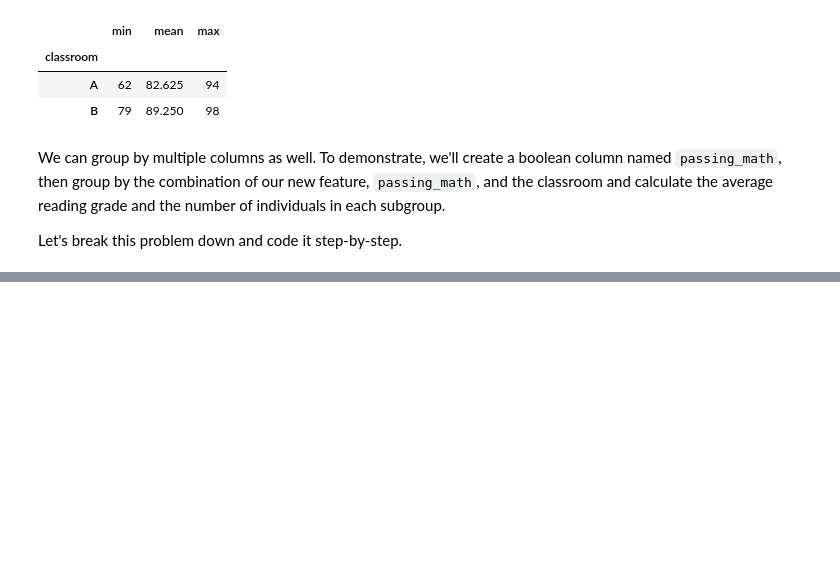
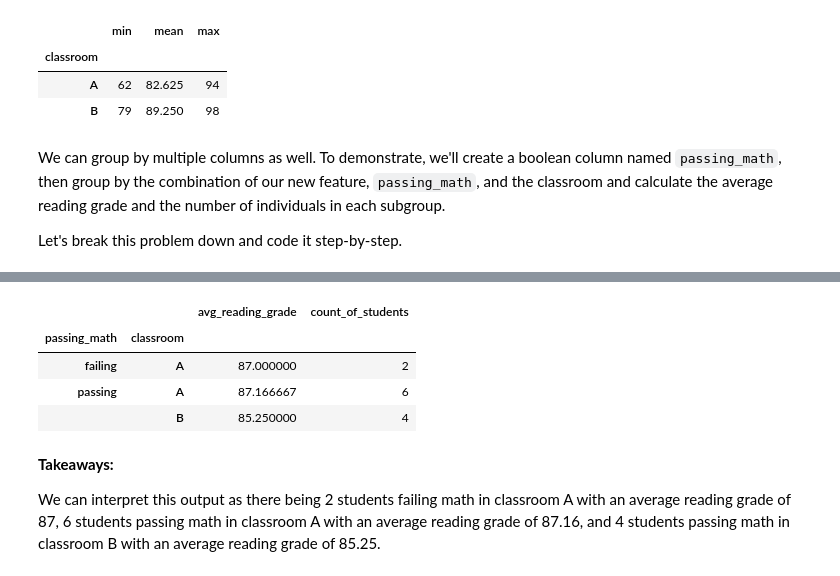
Before and after one commit to RichardAlcabes22/codeup_review, a Jupyter notebook: 3-data_science_libraries/00_pandas_adv_dataframes_lesson.ipynb, the cells around one changed output, grey strips where cells are left out. Saved outputs shown, nothing was run; the diff lists cells and outputs as text; code cells hidden in the pictures; blank space fills up the shorter version.

```diff
--- a/3-data_science_libraries/00_pandas_adv_dataframes_lesson.ipynb
+++ b/3-data_science_libraries/00_pandas_adv_dataframes_lesson.ipynb
@@ -321,0 +351,15 @@ First, we can create the new `passing_math` column using a handy NumPy functio
+# %%
+# I can even clean up my columns to make my calculations clearer.
+
+grade_groups.columns = ['avg_reading_grade', 'count_of_students']
+grade_groups
+# %% [output]
+|  |  | avg_reading_grade | count_of_students |
+| passing_math | classroom |  |  |
+| failing | A | 87.000000 | 2 |
+| passing | A | 87.166667 | 6 |
+|  | B | 85.250000 | 4 |
+# %% [markdown]
+**Takeaways:**
+
+We can interpret this output as there being 2 students failing math in classroom A with an average reading grade of 87, 6 students passing math in classroom A with an average reading grade of 87.16, and 4 students passing math in classroom B with an average reading grade of 85.25.
```
Also changed, not shown: parts of 6 cells of this notebook.
